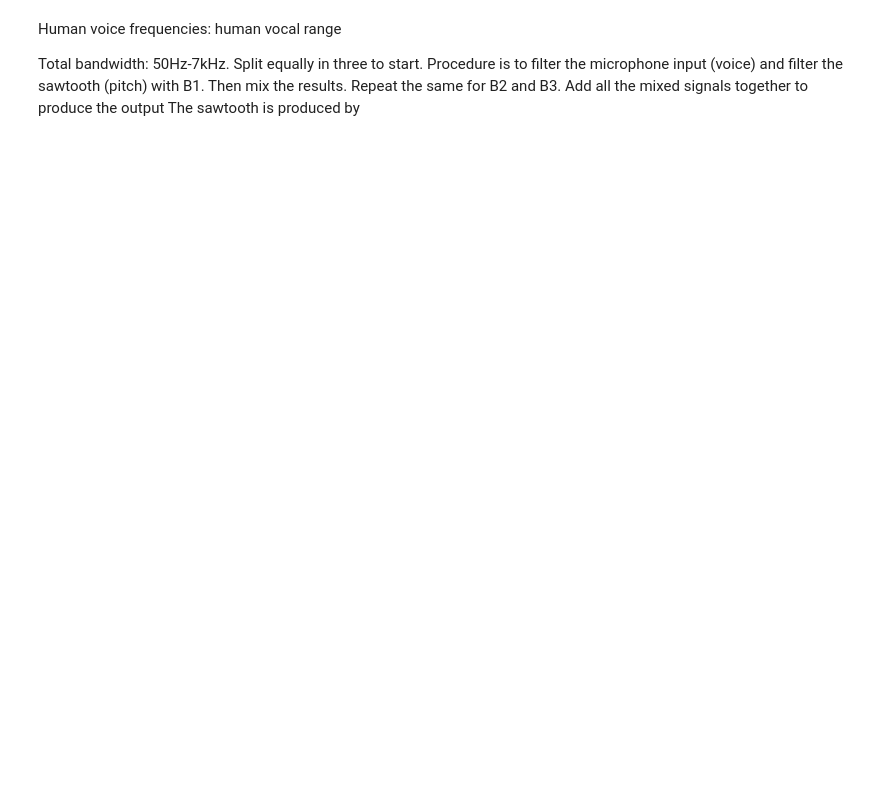
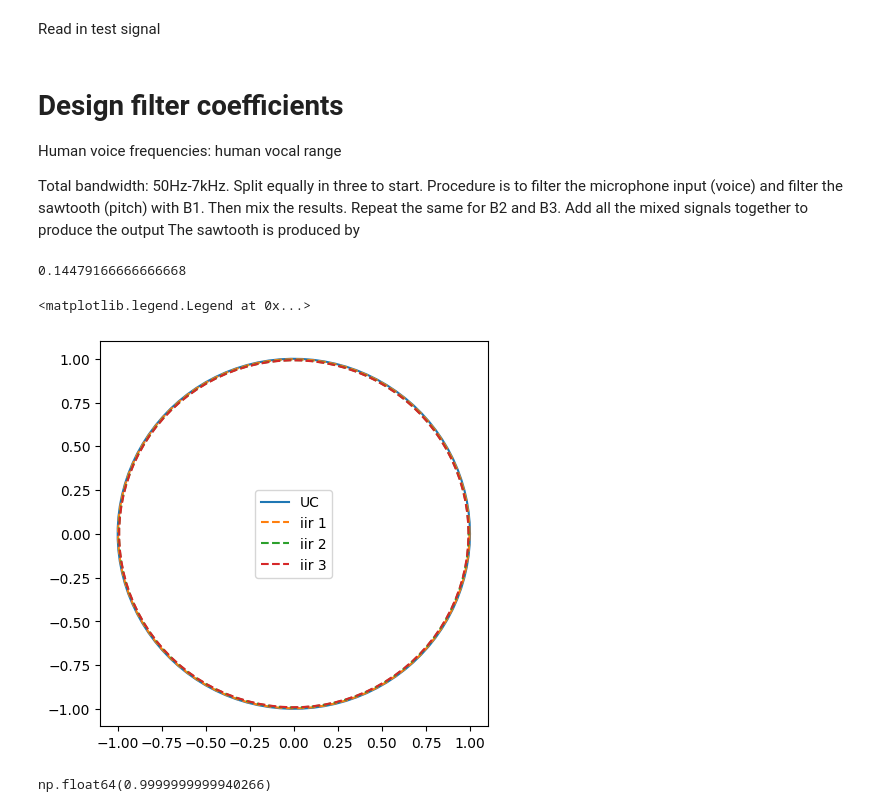
Before and after one commit to jaimepryor0/ttsky-verilog-template-workshop, a Jupyter notebook: src/vocoder_model_iir.ipynb, the cells around one changed output. Saved outputs shown, nothing was run; the diff lists cells and outputs as text; code cells hidden in the pictures; blank space fills up the shorter version.

Commit message:
Envelope and test signal

```diff
--- a/src/vocoder_model_iir.ipynb
+++ b/src/vocoder_model_iir.ipynb
@@ -25,0 +18,5 @@ $$
+# %% [markdown]
+Read in test signal
+# %%
+myrecording, fs = sf.read('hello.wav', dtype='float32')
+# plt.plot(myrecording)
@@ -26,51 +30,50 @@ $$
 # %% [markdown]
+# Design filter coefficients
+
 Human voice frequencies: human vocal range
 
 Total bandwidth: 50Hz-7kHz. Split equally in three to start.
 Procedure is to filter the microphone input (voice) and filter the sawtooth (pitch) with B1. Then mix the results. Repeat the same for B2 and B3. Add all the mixed signals together to produce the output
 The sawtooth is produced by
+# %%
+(band3-fmin)/fs
+# %% [output]
+0.14479166666666668
 # %%
 # Choose bandwidth ranges
 fmin = 50
-fmax = 7e3
+fmax = 1e3
 segment = (fmax-fmin)/3 # divide bandwidth equally into three segments
 band1 = fmin + segment
 band2 = band1 + segment
 band3 = band2 + segment
 
 # Choose filter order
-Norder = 4
+Norder = 3
 
 # Extract FIR bandpass filter coefficients for each bandwidth
 iir_b1, iir_a1 = np.array(sig.iirfilter(N = Norder, Wn=[fmin, band1], btype='bandpass', output='ba', fs=fs)) # cutoff should correspond with -6dB
 iir_b2, iir_a2 = np.array(sig.iirfilter(N = Norder, Wn=[band1, band2], btype='bandpass', output='ba', fs=fs))
 iir_b3, iir_a3 = np.array(sig.iirfilter(N = Norder, Wn=[band2, band3], btype='bandpass',  output='ba', fs=fs))
 
-# Create a test sinusoid
-f0 = 60
-A = 5
-phi = 0
-n = np.arange(0, 1000)
-x = A*np.cos(2*np.pi*(f0/fs)*n+phi)
+iir_z1, iir_p1, iir_k1 = sig.iirfilter(N=Norder, Wn=[fmin, band1], btype='bandpass', output='zpk', fs=fs)
+iir_z2, iir_p2, iir_k2 = sig.iirfilter(N=Norder, Wn=[band1, band2], btype='bandpass', output='zpk', fs=fs)
+iir_z3, iir_p3, iir_k3 = sig.iirfilter(N=Norder, Wn=[band2, band3], btype='bandpass', output='zpk', fs=fs)
 
-# Filter the recordign
-x = myrecording
+r=1
+theta = np.linspace(0, np.pi*2, 100)
 
-# Calculate filtering action using lfilter function
-mic_iir_1 = sig.lfilter(iir_b1, iir_a1, x=x)
-mic_iir_2 = sig.lfilter(iir_b2, iir_a2, x=x)
-mic_iir_3 = sig.lfilter(iir_b3, iir_a3, x=x)
-
-
-# Generate sawtooth
-periods = 60
-samples = len(x)
-n = np.linspace(0, periods*2*np.pi, samples)
-pitch = sig.sawtooth(n, 0.2)
-
-# Calculate filtering action using lfilter function
-pitch_iir_1 = sig.lfilter(iir_b1, iir_a1, x=pitch)
-pitch_iir_2 = sig.lfilter(iir_b2, iir_a2, x=pitch)
-pitch_iir_3 = sig.lfilter(iir_b3, iir_a3, x=pitch)
-
-out = [1e5*(mic_iir_1[i]*pitch_iir_1[i] + mic_iir_2[i]*pitch_iir_2[i] + mic_iir_3[i]*pitch_iir_3[i]) for i in range(len(mic_iir_1))]
+plt.figure(figsize=(5, 5))
+plt.plot(np.cos(theta), np.sin(theta), linestyle='-', label='UC')
+plt.plot(max(np.abs(iir_p1))*np.cos(theta), max(np.abs(iir_p1))*np.sin(theta), linestyle='--', label='iir 1')
+plt.plot(max(np.abs(iir_p2))*np.cos(theta), max(np.abs(iir_p2))*np.sin(theta), linestyle='--', label='iir 2')
+plt.plot(max(np.abs(iir_p3))*np.cos(theta), max(np.abs(iir_p3))*np.sin(theta), linestyle='--', label='iir 3')
+plt.legend()
+# %% [output]
+<matplotlib.legend.Legend at 0x...>
+[figure, added]
+# %%
+w, h = sig.freqz_zpk(iir_z1, iir_p1, iir_k1, fs=fs)
+np.max(np.abs(h))  # peak gain in the passband
+# %% [output]
+np.float64(0.9999999999940266)
```
Also changed, not shown: parts of 27 cells of this notebook, 3 other files.
